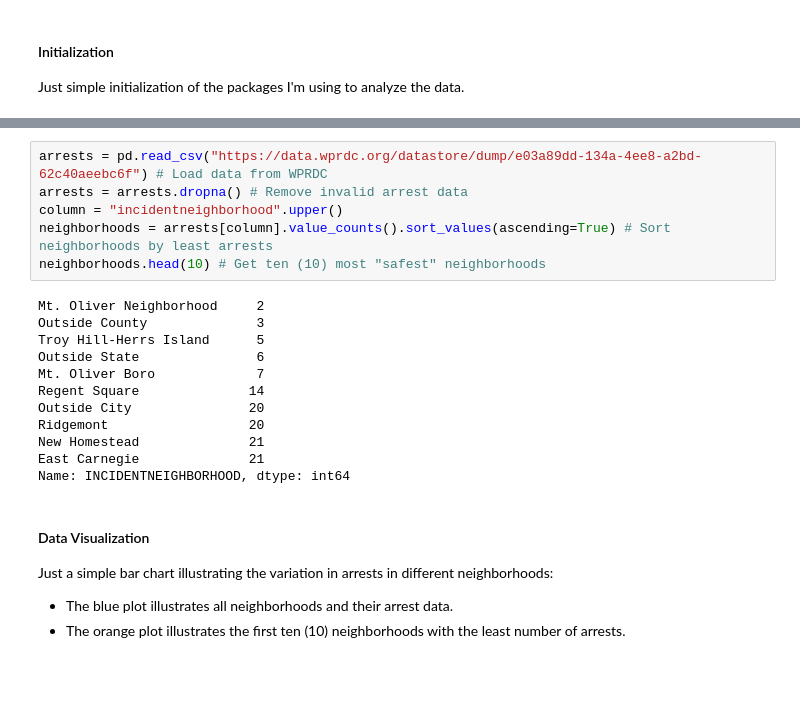
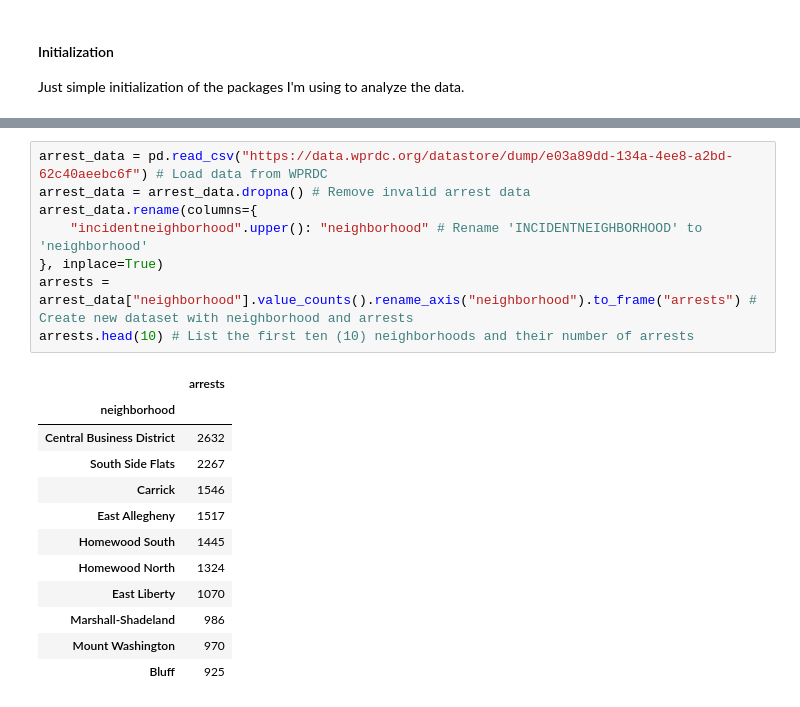
Before and after one commit to siliang0426/cmpinf0010-final, a Jupyter notebook: Arrests.ipynb, the cells around one changed output, grey strips where cells are left out. Drawn from its saved outputs; the diff is of its cells as text; blank space fills up the shorter version.

```diff
--- a/Arrests.ipynb
+++ b/Arrests.ipynb
@@ -17,23 +21,21 @@ Here, I load the data from a .csv file, remove any invalid values, and then get
 # %%
-arrests = pd.read_csv("https://data.wprdc.org/datastore/dump/e03a89dd-134a-4ee8-a2bd-62c40aeebc6f") # Load data from WPRDC
-arrests = arrests.dropna() # Remove invalid arrest data
-column = "incidentneighborhood".upper()
-neighborhoods = arrests[column].value_counts().sort_values(ascending=True) # Sort neighborhoods by least arrests
-neighborhoods.head(10) # Get ten (10) most "safest" neighborhoods
+arrest_data = pd.read_csv("https://data.wprdc.org/datastore/dump/e03a89dd-134a-4ee8-a2bd-62c40aeebc6f") # Load data from WPRDC
+arrest_data = arrest_data.dropna() # Remove invalid arrest data
+arrest_data.rename(columns={
+    "incidentneighborhood".upper(): "neighborhood" # Rename 'INCIDENTNEIGHBORHOOD' to 'neighborhood'
+}, inplace=True)
+arrests = arrest_data["neighborhood"].value_counts().rename_axis("neighborhood").to_frame("arrests") # Create new dataset with neighborhood and arrests
+arrests.head(10) # List the first ten (10) neighborhoods and their number of arrests
 # %% [output]
-Mt. Oliver Neighborhood     2
-Outside County              3
-Troy Hill-Herrs Island      5
-Outside State               6
-Mt. Oliver Boro             7
-Regent Square              14
-Outside City               20
-Ridgemont                  20
-New Homestead              21
-East Carnegie              21
-Name: INCIDENTNEIGHBORHOOD, dtype: int64
+|  | arrests |
+| neighborhood |  |
+| Central Business District | 2632 |
+| South Side Flats | 2267 |
+| Carrick | 1546 |
+| East Allegheny | 1517 |
+| Homewood South | 1445 |
+| Homewood North | 1324 |
+| East Liberty | 1070 |
+| Marshall-Shadeland | 986 |
+| Mount Washington | 970 |
+| Bluff | 925 |
-# %% [markdown]
-#### Data Visualization
-Just a simple bar chart illustrating the variation in arrests in different neighborhoods:
-* The blue plot illustrates all neighborhoods and their arrest data.
-* The orange plot illustrates the first ten (10) neighborhoods with the least number of arrests.
```
Also changed, not shown: parts of 13 cells of this notebook, 1 other file.
